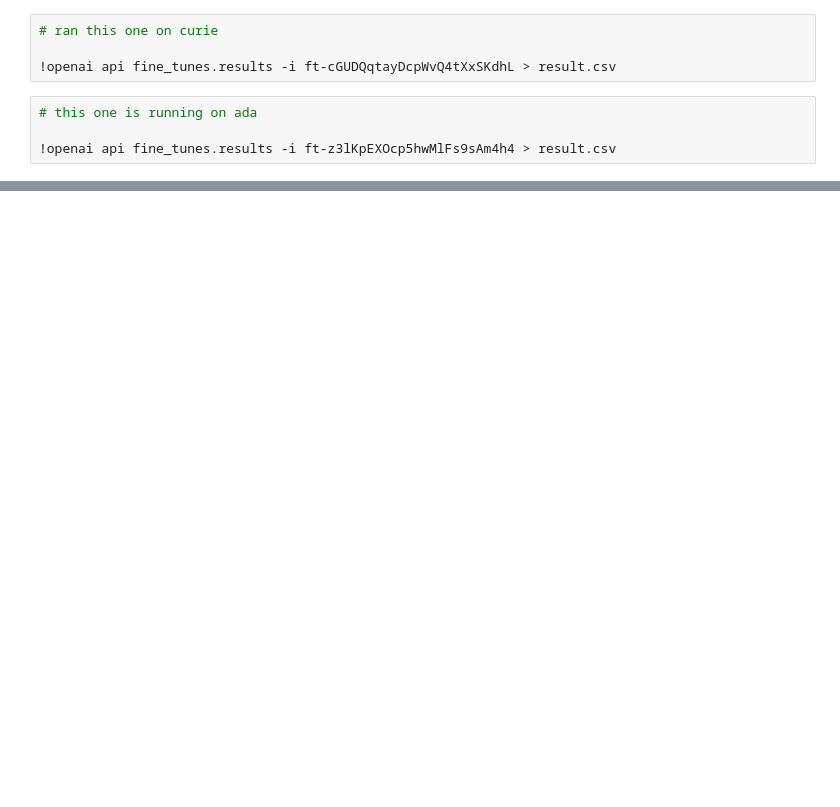
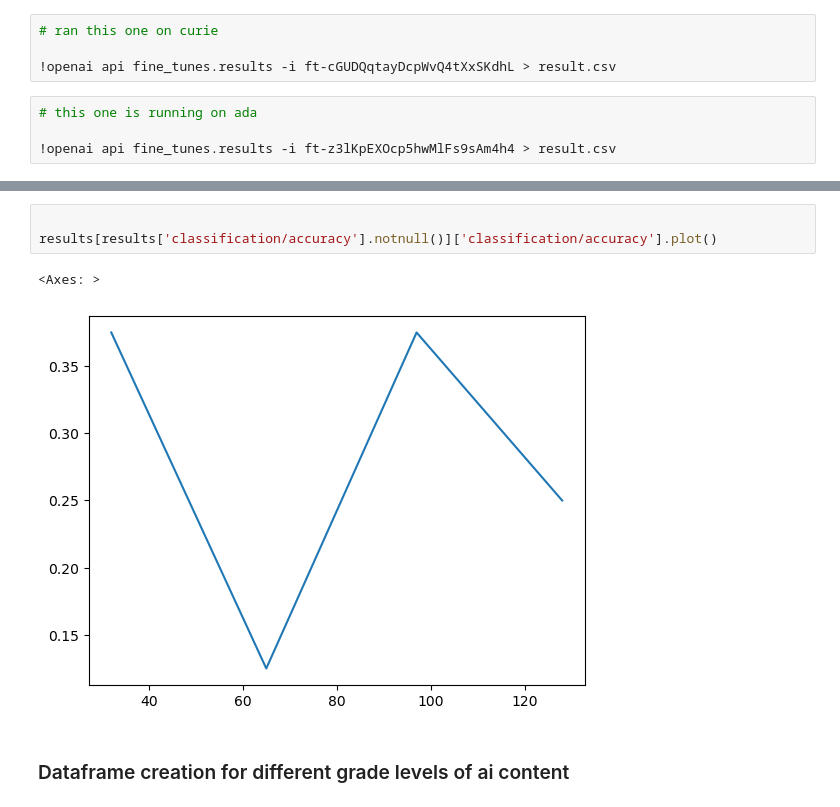
Before and after one commit to aaronomics/grad, a Jupyter notebook: model.ipynb, the cells around one changed output, grey strips where cells are left out. Saved outputs shown, nothing was run; the diff lists cells and outputs as text; blank space fills up the shorter version.

```diff
--- a/model.ipynb
+++ b/model.ipynb
@@ -67,0 +71,8 @@ print(test)
+# %%
+
+results[results['classification/accuracy'].notnull()]['classification/accuracy'].plot()
+# %% [output]
+<Axes: >
+[figure, added]
+# %% [markdown]
+### Dataframe creation for different grade levels of ai content
```
Also changed, not shown: parts of 35 cells of this notebook, 37 other files.
